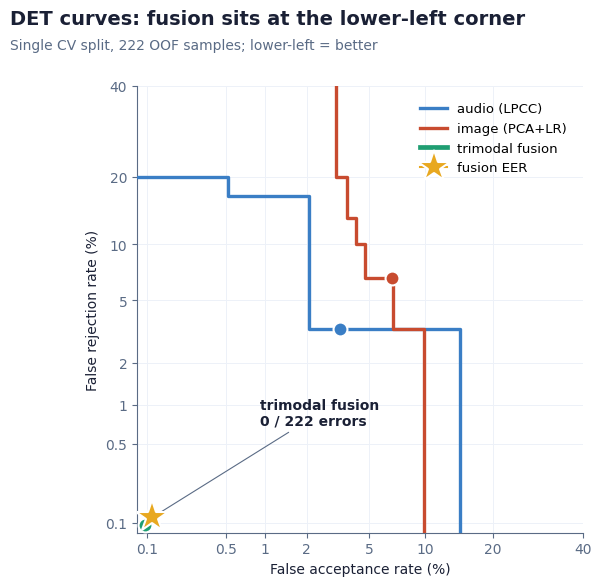
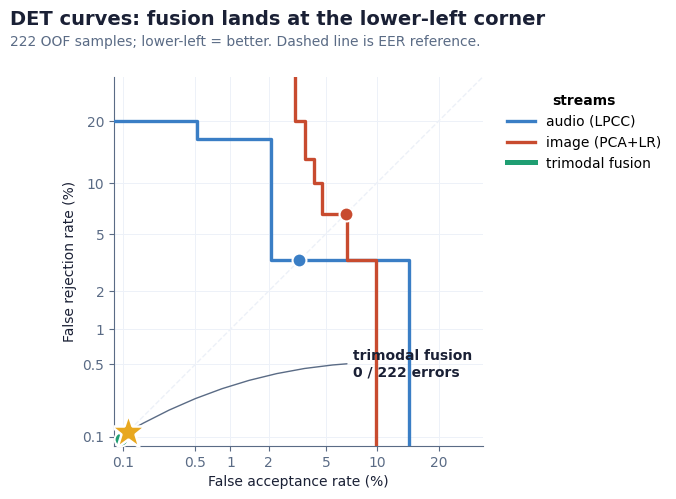
The notebook cell's code change between the first figure and the second:
--- before
+++ after
@@ -25,15 +25,20 @@
 ]
 
-fig, ax = plt.subplots(figsize=(6.8, 6.2))
-fig.subplots_adjust(top=0.84, left=0.14, right=0.97, bottom=0.12)
-xlim = (norm.ppf(0.0008), norm.ppf(0.4))
-ylim = (norm.ppf(0.0008), norm.ppf(0.4))
-ticks_pct = [0.1, 0.5, 1, 2, 5, 10, 20, 40]
+fig, ax = plt.subplots(figsize=(7.4, 5.2))
+fig.subplots_adjust(top=0.84, left=0.12, right=0.74, bottom=0.13)
+
+# tighter axis range so curves use more of the canvas
+xlim = (norm.ppf(0.0008), norm.ppf(0.30))
+ylim = (norm.ppf(0.0008), norm.ppf(0.30))
+ticks_pct = [0.1, 0.5, 1, 2, 5, 10, 20]
 ticks_p   = [norm.ppf(t/100) for t in ticks_pct]
 labels_t  = [f"{t:g}" for t in ticks_pct]
 
+# diagonal EER reference line
+ax.plot([xlim[0], xlim[1]], [xlim[0], xlim[1]], "--", color=P["grid"], lw=1, zorder=1)
+
 for lab, s, c in streams:
     xv, yv = det_points(s, y)
-    lw = 3.4 if lab.startswith("trimodal") else 2.4
+    lw = 3.6 if lab.startswith("trimodal") else 2.4
     ax.plot(xv, yv, "-", lw=lw, color=c, label=lab, zorder=3)
     fpr_e, fnr_e = eer_point(s, y)
@@ -42,13 +47,17 @@
             "o", ms=10, color=c, mec="white", mew=1.5, zorder=4)
 
+# fusion star (the 0/222 corner)
 fpr_f, fnr_f = eer_point(oof["fusion"], y)
 sx = np.clip(norm.ppf(max(fpr_f, 5e-4)), xlim[0]+0.1, xlim[1]-0.1)
 sy = np.clip(norm.ppf(max(fnr_f, 5e-4)), ylim[0]+0.1, ylim[1]-0.1)
-ax.plot(sx, sy, marker="*", ms=24, color=P["amber"],
-        mec="white", mew=1.5, zorder=6, label="fusion EER")
-ax.annotate("trimodal fusion\n0 / 222 errors", xy=(sx, sy),
-            xytext=(sx + 0.7, sy + 0.6),
+ax.plot(sx, sy, marker="*", ms=26, color=P["amber"],
+        mec="white", mew=1.8, zorder=6)
+ax.annotate("trimodal fusion\n0 / 222 errors",
+            xy=(sx, sy),
+            xytext=(sx + 1.6, sy + 0.4),
             color=P["ink"], fontsize=10, fontweight="bold",
-            arrowprops=dict(arrowstyle="-", color=P["sub"], lw=0.8))
+            ha="left",
+            arrowprops=dict(arrowstyle="-", color=P["sub"], lw=1.0,
+                            connectionstyle="arc3,rad=0.15"))
 
 ax.set_xticks(ticks_p); ax.set_xticklabels(labels_t)
@@ -59,9 +68,15 @@
 ax.grid(color=P["grid"], lw=0.7, zorder=0); ax.set_axisbelow(True)
 ax.set_aspect("equal")
-ax.legend(loc="upper right", frameon=False, fontsize=9.5, bbox_to_anchor=(0.99, 0.99))
-fig.text(0.04, 0.94, "DET curves: fusion sits at the lower-left corner",
+
+# Legend OUTSIDE the plot on the right
+ax.legend(loc="center left", bbox_to_anchor=(1.03, 0.85),
+          frameon=False, fontsize=10, title="streams",
+          title_fontproperties={"weight": "bold", "size": 10})
+
+fig.text(0.04, 0.94, "DET curves: fusion lands at the lower-left corner",
          color=P["ink"], fontsize=14, fontweight="bold")
-fig.text(0.04, 0.90, "Single CV split, 222 OOF samples; lower-left = better",
+fig.text(0.04, 0.90, "222 OOF samples; lower-left = better. Dashed line is EER reference.",
          color=P["sub"], fontsize=10)
+
 save(fig, "fig6_det_curve")
 plt.show()

Commit: polish(figures): tighten fig6 axes and move legend out of plot